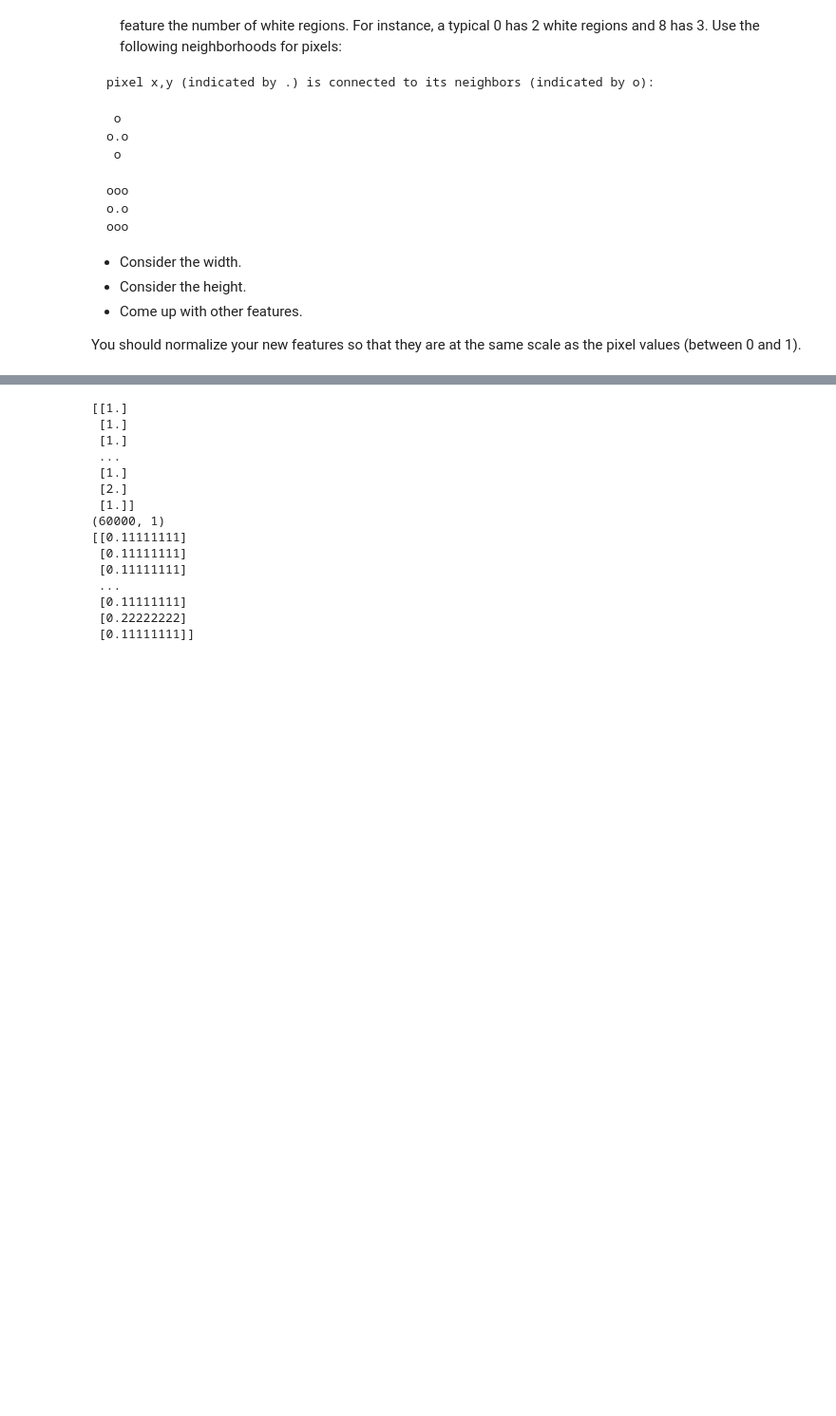
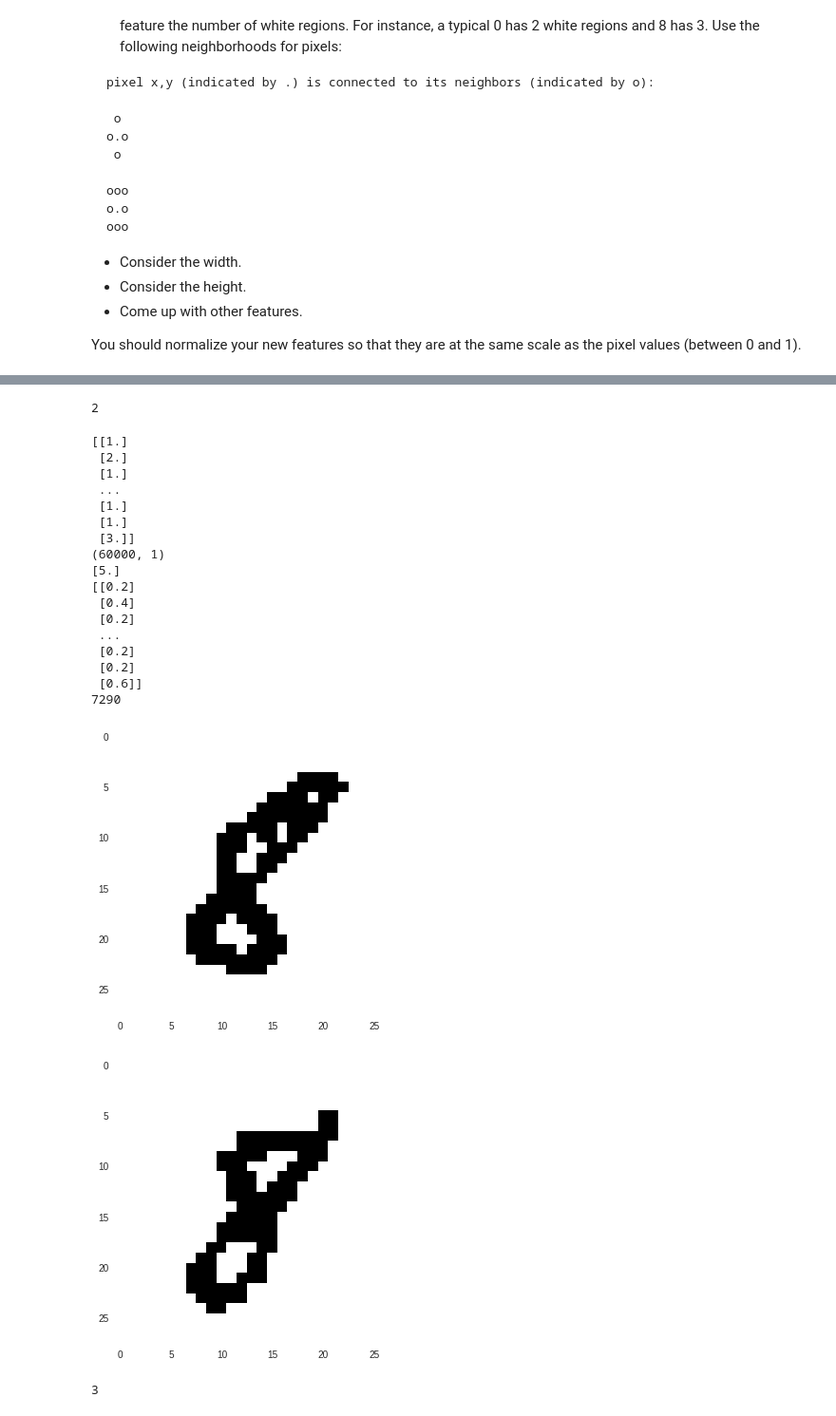
Before and after one commit to rvalienter90/UCF, a Jupyter notebook: CAP-5610_MACHINE LEARNING/HW1/HW1.ipynb, the cells around one changed output, grey strips where cells are left out. Shown: that part at 95% size. Drawn from its saved outputs; the diff is of its cells as text; code cells hidden in the pictures; blank space fills up the shorter version.

```diff
--- a/CAP-5610_MACHINE LEARNING/HW1/HW1.ipynb
+++ b/CAP-5610_MACHINE LEARNING/HW1/HW1.ipynb
@@ -880,33 +889,54 @@ im=1-train_images[1].reshape(( 28 ,28))
 row = len(im)
 col = len(im[0])
 
-#g= Graph(row, col, im)
 
-m,n=train_images.shape
-new_feature_w_region=np.zeros((m,1))
-for i in range(0,m):
-  new_feature_w_region[i,0]=countCC(row,col,train_images[i].reshape(( 28 ,28)))
+countCC(row,col,1-train_images_b[1].reshape(( 28 ,28)))
+# %% [output]
+2
-# %%
-new_feature_w_region.shape
-print(new_feature_w_region)
-print(new_feature_w_region.shape)
-max(new_feature_w_region)
-new_feature_w_region_n=new_feature_w_region/max(new_feature_w_region)
-print(new_feature_w_region_n)
-# %% [output]
-[[1.]
- [1.]
- [1.]
- ...
- [1.]
- [2.]
- [1.]]
-(60000, 1)
-[[0.11111111]
- [0.11111111]
- [0.11111111]
- ...
- [0.11111111]
- [0.22222222]
- [0.11111111]]
+# %%
+m,n=train_images_b.shape
+new_feature_w_region=np.zeros((m,1))
+for i in range(0,m):
+  new_feature_w_region[i,0]=countCC(row,col,1-train_images_b[i].reshape(( 28 ,28)))
+# %%
+new_feature_w_region.shape
+print(new_feature_w_region)
+print(new_feature_w_region.shape)
+print(max(new_feature_w_region))
+new_feature_w_region_n=new_feature_w_region/max(new_feature_w_region)
+print(new_feature_w_region_n)
+ind=np.argmax(new_feature_w_region)
+print(ind)
+plt.imshow(train_images_b[ind].reshape(( 28 ,28)))
+plt.grid(None)
+plt.show()
+
+eight=train_labels_original==8
+ind_8=np.argmax(eight)
+plt.imshow(train_images_b[ind_8].reshape(( 28 ,28)))
+plt.grid(None)
+plt.show()
+cc_8=countCC(row,col,1-train_images_b[ind_8].reshape(( 28 ,28)))
+print(cc_8)
+# %% [output]
+[[1.]
+ [2.]
+ [1.]
+ ...
+ [1.]
+ [1.]
+ [3.]]
+(60000, 1)
+[5.]
+[[0.2]
+ [0.4]
+ [0.2]
+ ...
+ [0.2]
+ [0.2]
+ [0.6]]
+7290
+[figure, added]
+[figure, added]
+3
 # %%
```
Also changed, not shown: parts of 6 cells of this notebook.
